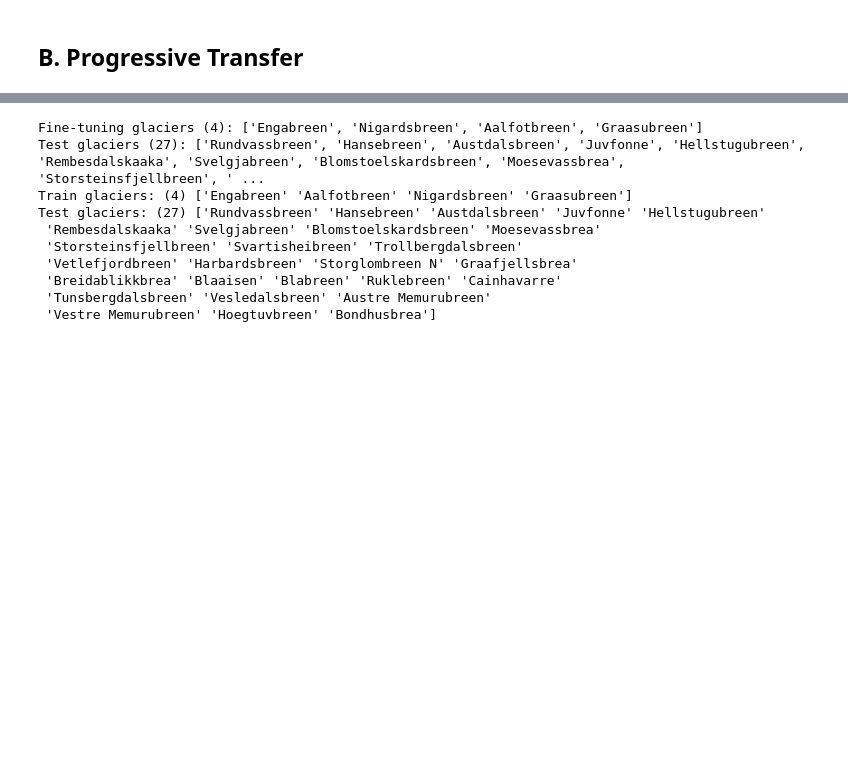
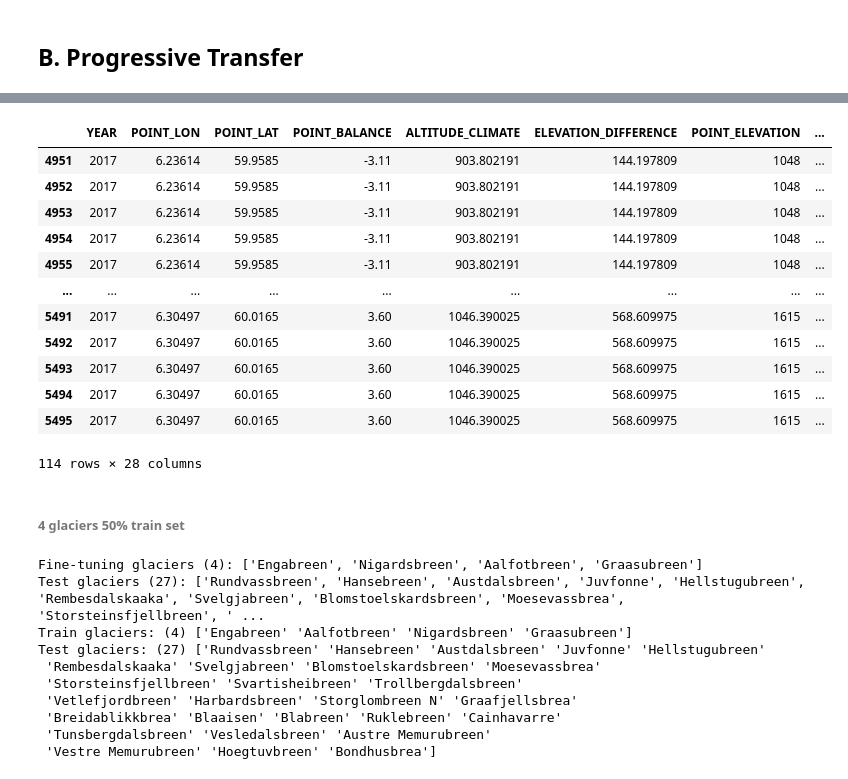
Before and after one commit to marvande/MassBalanceMachine, a Jupyter notebook: regions/Norway_mb/3.2.4 Train-ML-model-NN_progressive_transfer.ipynb, the cells around one changed output, grey strips where cells are left out. Drawn from its saved outputs; the diff is of its cells as text; code cells hidden in the pictures; blank space fills up the shorter version.

```diff
--- a/regions/Norway_mb/3.2.4 Train-ML-model-NN_progressive_transfer.ipynb
+++ b/regions/Norway_mb/3.2.4 Train-ML-model-NN_progressive_transfer.ipynb
@@ -136 +160,19 @@ display(data_monthly_CH_NOR.head(2))
+# %%
+display(data_monthly_CH_NOR[data_monthly_CH_NOR['GLACIER']=='Moesevassbrea'])
+# %% [output]
+|  | YEAR | POINT_LON | POINT_LAT | POINT_BALANCE | ALTITUDE_CLIMATE | ELEVATION_DIFFERENCE | POINT_ELEVATION | ... |
+| 4951 | 2017 | 6.23614 | 59.9585 | -3.11 | 903.802191 | 144.197809 | 1048 | ... |
+| 4952 | 2017 | 6.23614 | 59.9585 | -3.11 | 903.802191 | 144.197809 | 1048 | ... |
+| 4953 | 2017 | 6.23614 | 59.9585 | -3.11 | 903.802191 | 144.197809 | 1048 | ... |
+| 4954 | 2017 | 6.23614 | 59.9585 | -3.11 | 903.802191 | 144.197809 | 1048 | ... |
+| 4955 | 2017 | 6.23614 | 59.9585 | -3.11 | 903.802191 | 144.197809 | 1048 | ... |
+| ... | ... | ... | ... | ... | ... | ... | ... | ... |
+| 5491 | 2017 | 6.30497 | 60.0165 | 3.60 | 1046.390025 | 568.609975 | 1615 | ... |
+| 5492 | 2017 | 6.30497 | 60.0165 | 3.60 | 1046.390025 | 568.609975 | 1615 | ... |
+| 5493 | 2017 | 6.30497 | 60.0165 | 3.60 | 1046.390025 | 568.609975 | 1615 | ... |
+| 5494 | 2017 | 6.30497 | 60.0165 | 3.60 | 1046.390025 | 568.609975 | 1615 | ... |
+| 5495 | 2017 | 6.30497 | 60.0165 | 3.60 | 1046.390025 | 568.609975 | 1615 | ... |
+114 rows × 28 columns
+# %% [markdown]
+###### 4 glaciers 50% train set
 # %%
```
Also changed, not shown: parts of 24 cells of this notebook, 14 other files.
